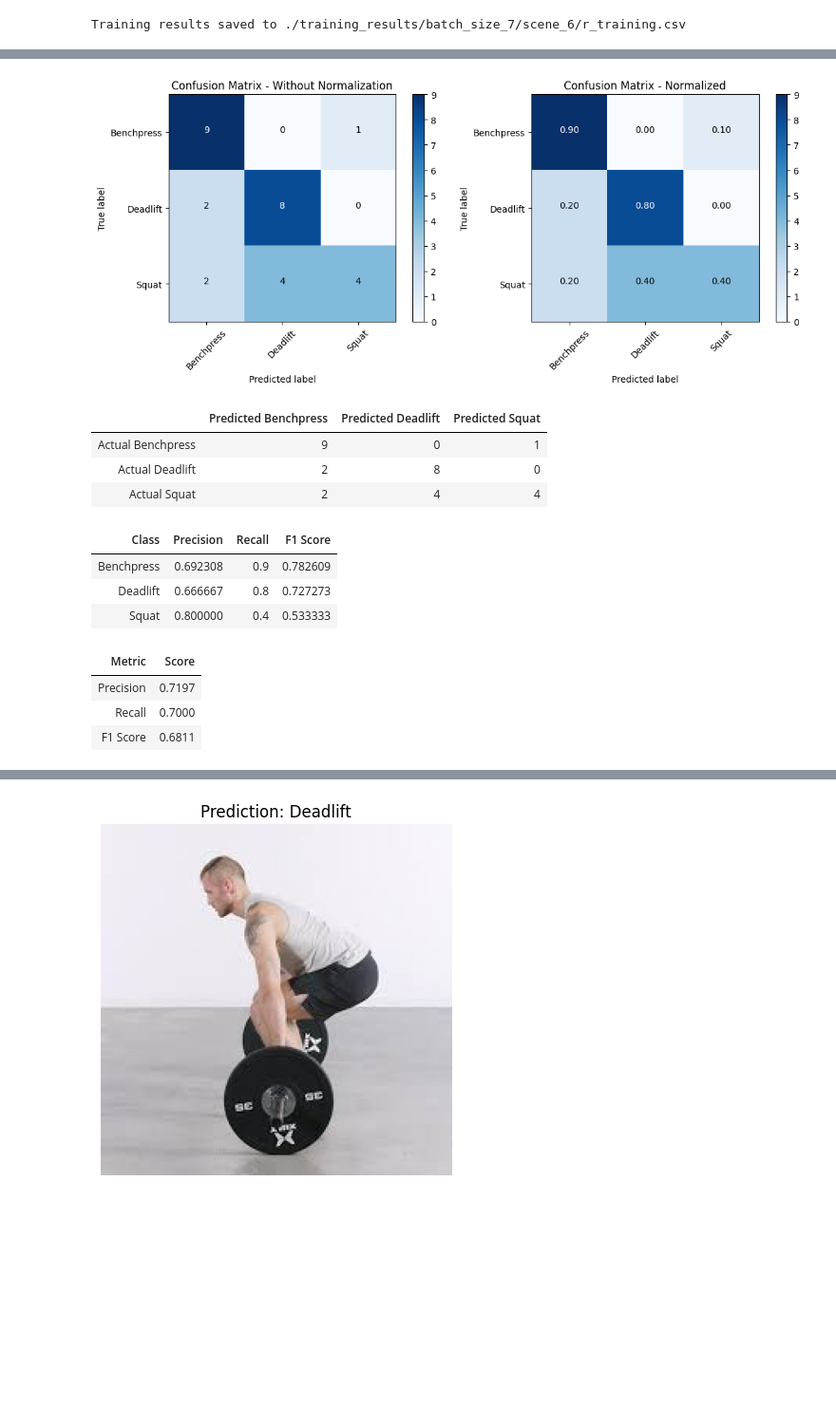
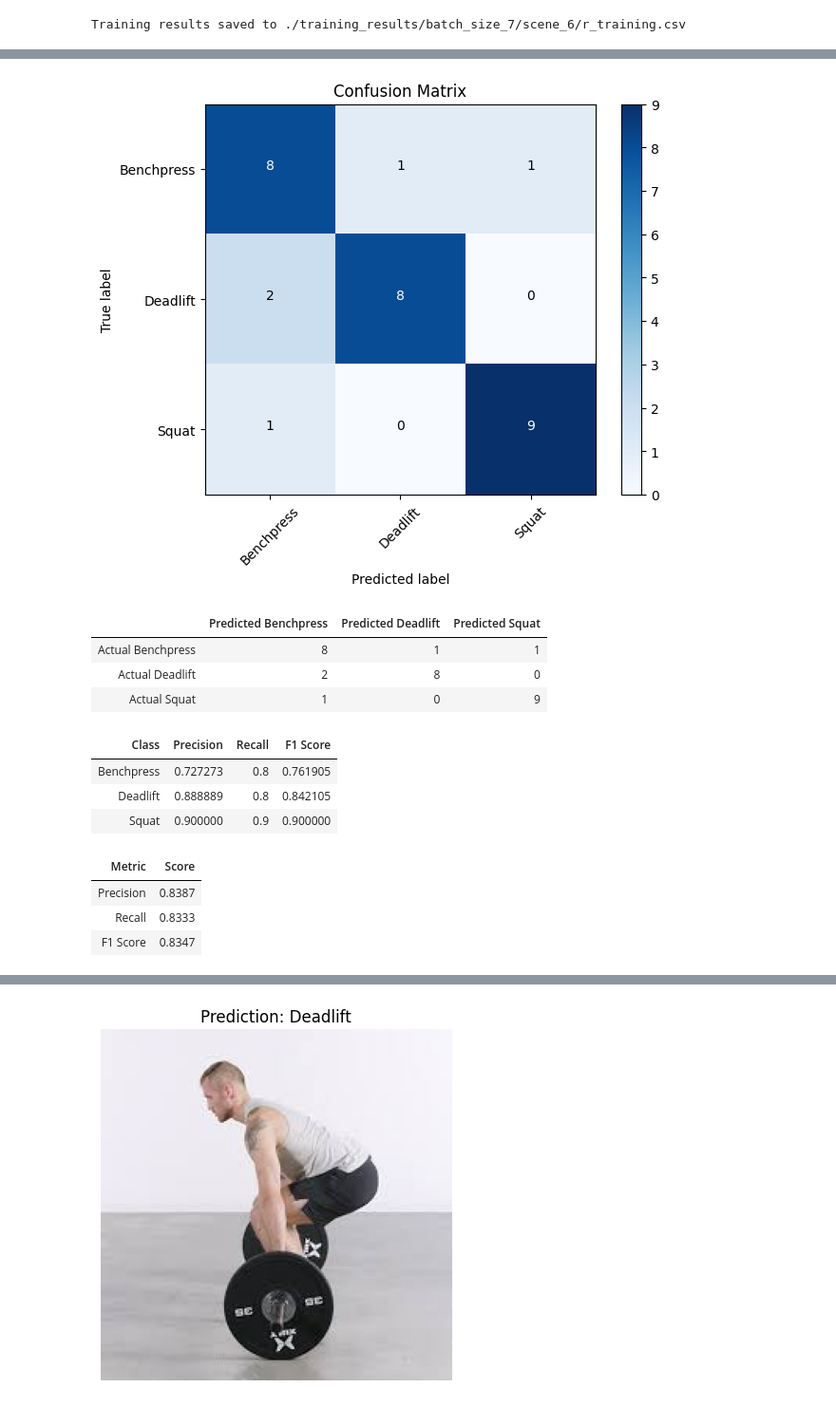
Before and after one commit to affanrk/Skripsi_DL, a Jupyter notebook: sbd_classification_mobilevig.ipynb, the cells around one changed output, grey strips where cells are left out. Shown at 95% size. Saved outputs shown, nothing was run; the diff lists cells and outputs as text; code cells hidden in the pictures; blank space fills up the shorter version.

```diff
--- a/sbd_classification_mobilevig.ipynb
+++ b/sbd_classification_mobilevig.ipynb
@@ -81,10 +109,9 @@ test_dataloader = DataLoader(
 )
 # %%
 # Model Setup
-device = torch_directml.device()
-model = mobilevig.mobilevig_s(
+model = mobilevig.mobilevig_ti(
     dropout=DROPOUT_RATE,
-    num_classes=len(class_names)
+    num_classes=len(train_dataset.classes)
     ).to(device)
 # %%
 # Optimizer and Loss Function
@@ -412,0 +367,5 @@ plot_training_progress(trained_model, result_g_dir)
+# %%
+# Load the model
+loaded_model = mobilevig.mobilevig_ti(num_classes=len(train_dataset.classes))
+loaded_model.load_state_dict(torch.load("./training_results/batch_size_7/scene_3/m_MobileViG_ti_50_epoch_0.5_d.pth"))
+loaded_model.to(device)
@@ -413,10 +390,6 @@ plot_training_progress(trained_model, result_g_dir)
 # %%
 # Function to plot confusion matrix
-def plot_confusion_matrix(cm, classes, normalize=False, title='Confusion matrix', cmap=plt.cm.Blues, save_path=None):
-    """
-    This function prints and plots the confusion matrix.
-    Normalization can be applied by setting `normalize=True`.
-    """
+def plot_confusion_matrix(cm, classes, title='Confusion Matrix', cmap=plt.cm.Blues, save_path=None):
     plt.imshow(cm, interpolation='nearest', cmap=cmap)
     plt.title(title)
     plt.colorbar()
@@ -424,12 +397,9 @@ def plot_confusion_matrix(cm, classes, normalize=False, title='Confusion matrix'
     plt.xticks(tick_marks, classes, rotation=45)
     plt.yticks(tick_marks, classes)
 
-    if normalize:
-        cm = cm.astype('float') / cm.sum(axis=1)[:, np.newaxis]
-
-    thresh = cm.max() / 2.
+    thresh = cm.max() / 2.0
     for i, j in itertools.product(range(cm.shape[0]), range(cm.shape[1])):
-        plt.text(j, i, format(cm[i, j], '.2f' if normalize else 'd'),
+        plt.text(j, i, format(cm[i, j], 'd'),
                  horizontalalignment="center",
                  color="white" if cm[i, j] > thresh else "black")
 
@@ -463,11 +433,7 @@ def evaluate_model(model, dataloader, device, class_names, save_path=None):
 
     plt.subplot(1, 2, 1)
     plot_confusion_matrix(cm, classes=class_names,
-                          title='Confusion Matrix - Without Normalization')
-
-    plt.subplot(1, 2, 2)
-    plot_confusion_matrix(cm, classes=class_names, normalize=True,
-                          title='Confusion Matrix - Normalized')
+                          title='Confusion Matrix')
 
     if save_path:
         plt.savefig(save_path, dpi=300, bbox_inches='tight')
@@ -477,9 +443,7 @@ def evaluate_model(model, dataloader, device, class_names, save_path=None):
     # Confusion matrix explanation table
     cm_table_df = pd.DataFrame({
         "": ["Actual Benchpress", "Actual Deadlift", "Actual Squat"],
-        "Predicted Benchpress": [cm[0, 0], cm[1, 0], cm[2, 0]],
-        "Predicted Deadlift": [cm[0, 1], cm[1, 1], cm[2, 1]],
-        "Predicted Squat": [cm[0, 2], cm[1, 2], cm[2, 2]]
+        **{f"Predicted {cls}": cm[:, i] for i, cls in enumerate(class_names)}
     })
 
     # Class Metrics Table
@@ -504,18 +468,23 @@ def evaluate_model(model, dataloader, device, class_names, save_path=None):
     return cm_table_df, class_metrics_df, weighted_avg_metrics_df, precision, recall, f1, cm
 # %%
 # Display The Evaluation
-cm_table_df, class_metrics_df, weighted_avg_metrics_df, precision, recall, f1, cm = evaluate_model(model, test_dataloader, device, class_names, result_cm_dir)
+cm_table_df, class_metrics_df, weighted_avg_metrics_df, precision, recall, f1, cm = evaluate_model(
+    loaded_model,
+    test_dataloader,
+    device,
+    test_dataset.classes
+)
 # %% [output]
-[figure, old version]
+[figure, new version]
 |  | Predicted Benchpress | Predicted Deadlift | Predicted Squat |
-| Actual Benchpress | 9 | 0 | 1 |
+| Actual Benchpress | 8 | 1 | 1 |
 | Actual Deadlift | 2 | 8 | 0 |
-| Actual Squat | 2 | 4 | 4 |
+| Actual Squat | 1 | 0 | 9 |
 | Class | Precision | Recall | F1 Score |
-| Benchpress | 0.692308 | 0.9 | 0.782609 |
-| Deadlift | 0.666667 | 0.8 | 0.727273 |
-| Squat | 0.800000 | 0.4 | 0.533333 |
+| Benchpress | 0.727273 | 0.8 | 0.761905 |
+| Deadlift | 0.888889 | 0.8 | 0.842105 |
+| Squat | 0.900000 | 0.9 | 0.900000 |
 | Metric | Score |
-| Precision | 0.7197 |
-| Recall | 0.7000 |
-| F1 Score | 0.6811 |
+| Precision | 0.8387 |
+| Recall | 0.8333 |
+| F1 Score | 0.8347 |
```
Also changed, not shown: parts of 25 cells of this notebook, 54 other files.
